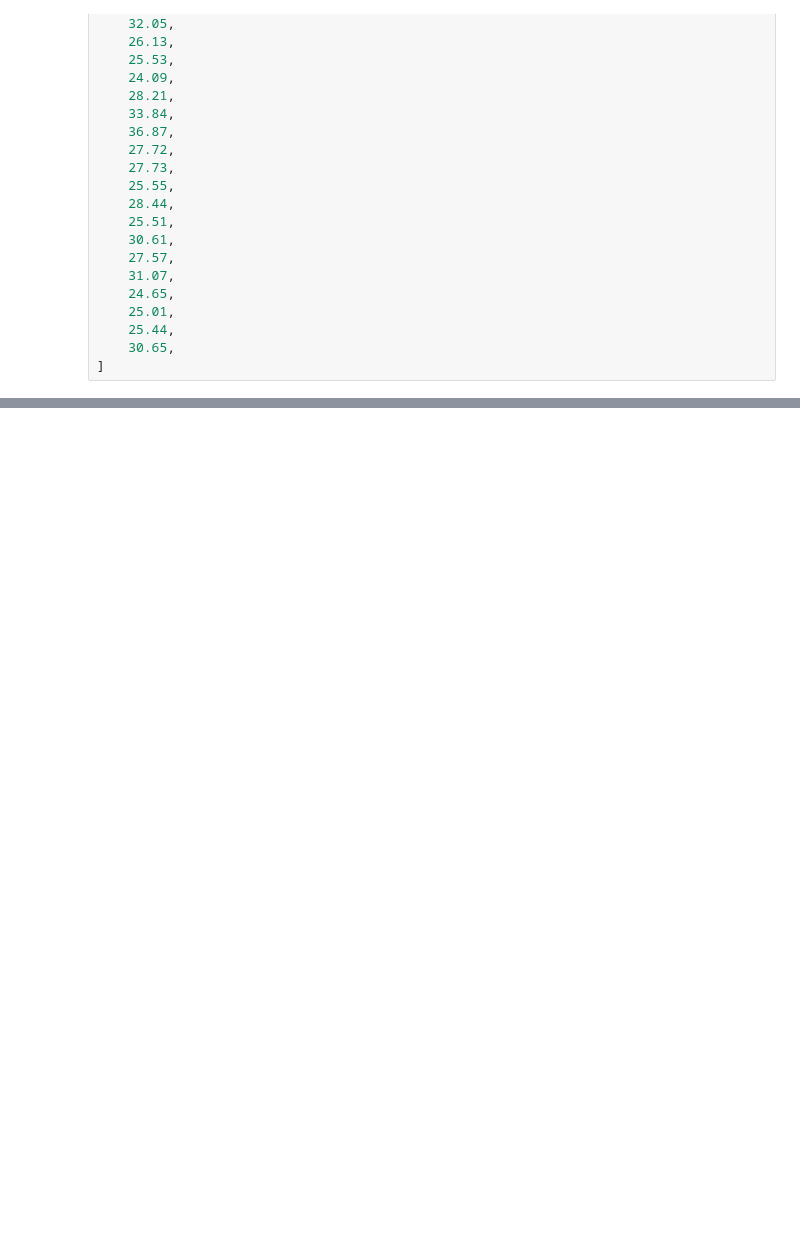
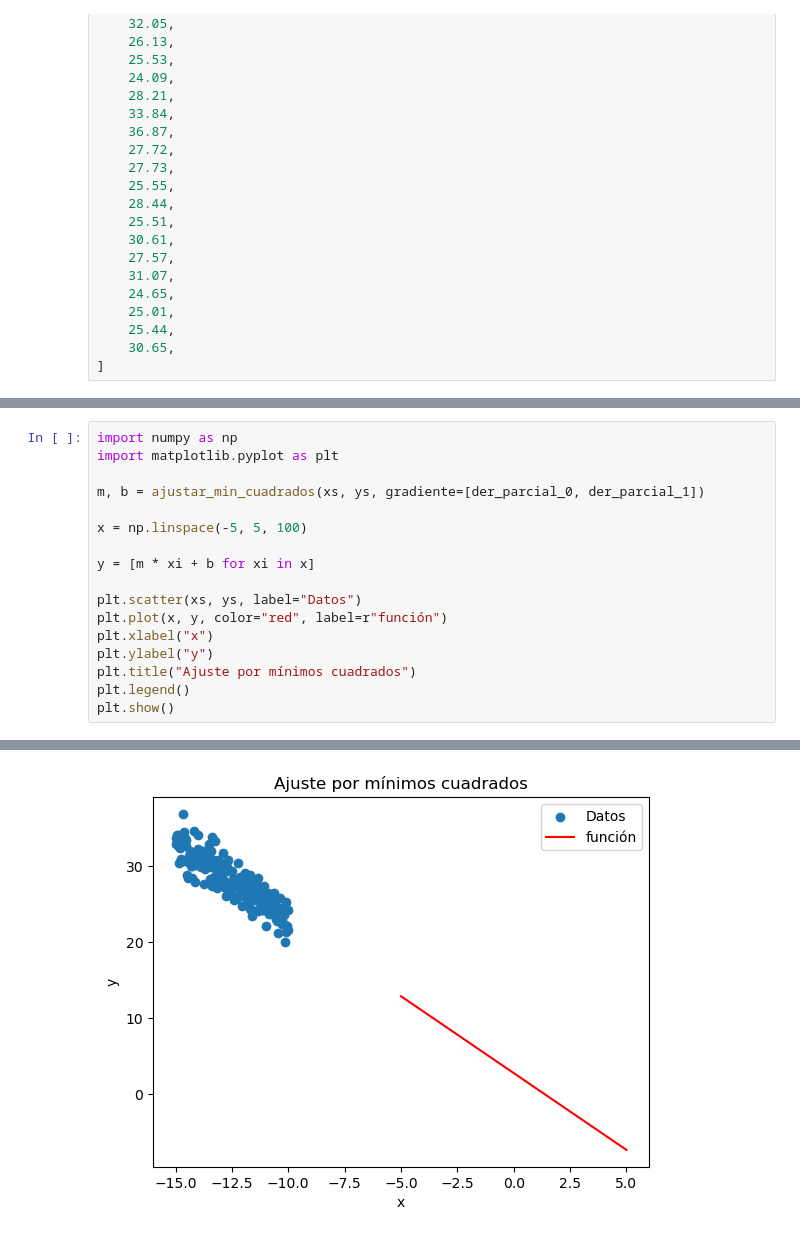
Before and after one commit to Hodalys/Examen2-MN, a Jupyter notebook: p3_min_squares.ipynb, the cells around one changed output, grey strips where cells are left out. Drawn from its saved outputs; the diff is of its cells as text; blank space fills up the shorter version.

```diff
--- a/p3_min_squares.ipynb
+++ b/p3_min_squares.ipynb
@@ -481,0 +487,18 @@ from src import ajustar_min_cuadrados
+# %%
+import numpy as np
+import matplotlib.pyplot as plt
+
+m, b = ajustar_min_cuadrados(xs, ys, gradiente=[der_parcial_0, der_parcial_1])
+
+x = np.linspace(-5, 5, 100)
+
+y = [m * xi + b for xi in x]
+
+plt.scatter(xs, ys, label="Datos")
+plt.plot(x, y, color="red", label=r"función")
+plt.xlabel("x")
+plt.ylabel("y")
+plt.title("Ajuste por mínimos cuadrados")
+plt.legend()
+plt.show()
+# %% [output]
@@ -481,0 +509 @@ from src import ajustar_min_cuadrados
+[figure, added]
```
Also changed, not shown: parts of 4 cells of this notebook, 1 other file.
